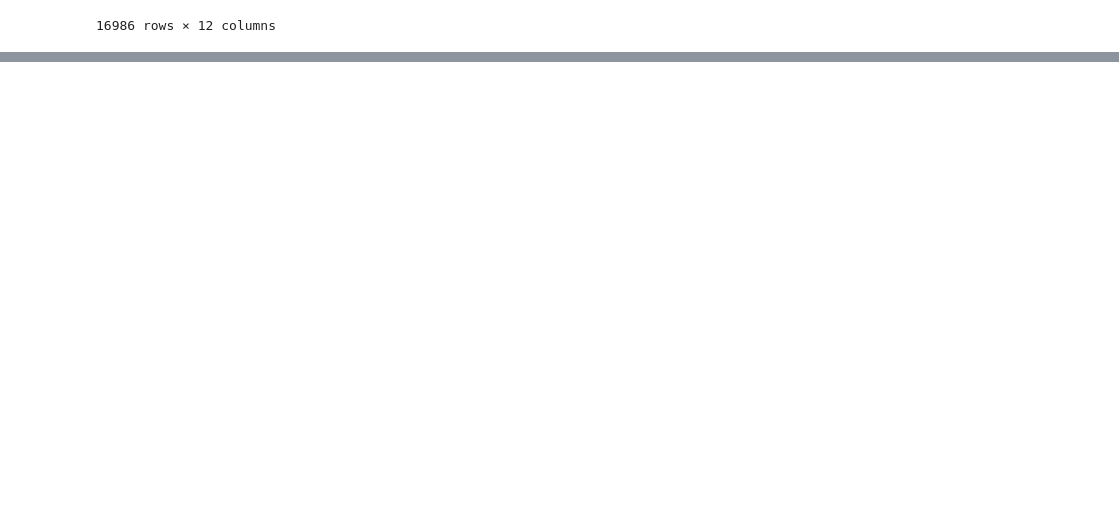
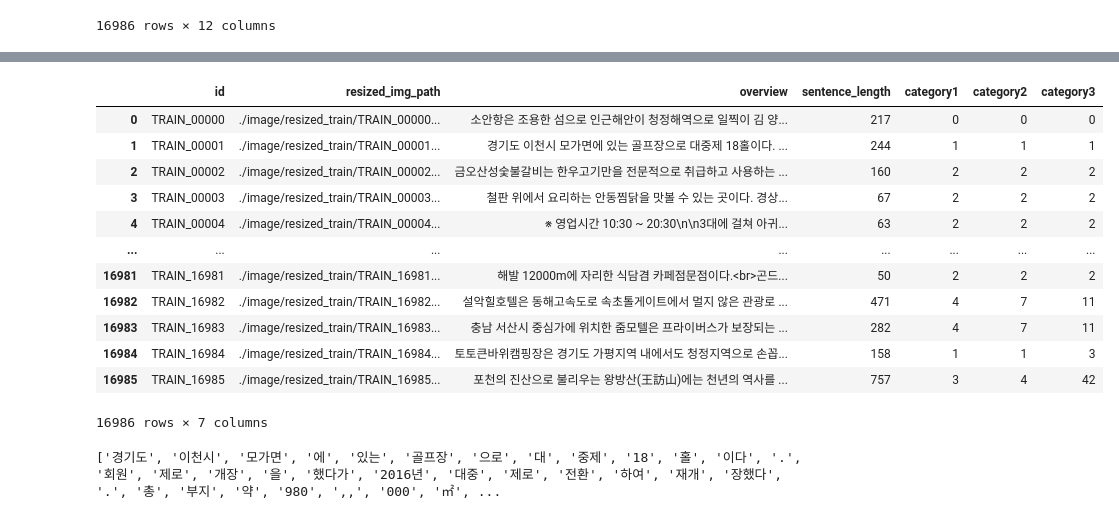
Before and after one commit to jukdang/AI_repo, a Jupyter notebook: Dacon_toursism data classification/travel.ipynb, the cells around one changed output, grey strips where cells are left out. Drawn from its saved outputs; the diff is of its cells as text; code cells hidden in the pictures; blank space fills up the shorter version.

```diff
--- a/Dacon_toursism data classification/travel.ipynb
+++ b/Dacon_toursism data classification/travel.ipynb
@@ -180,0 +232,17 @@ resize_img2 = Image.fromarray(np.uint8(resize_img2))
+# %%
+train_df = pd.read_csv('train_processed2.csv')
+train_df
+# %% [output]
+|  | id | resized_img_path | overview | sentence_length | category1 | category2 | category3 |
+| 0 | TRAIN_00000 | ./image/resized_train/TRAIN_00000... | 소안항은 조용한 섬으로 인근해안이 청정해역으로 일찍이 김 양... | 217 | 0 | 0 | 0 |
+| 1 | TRAIN_00001 | ./image/resized_train/TRAIN_00001... | 경기도 이천시 모가면에 있는 골프장으로 대중제 18홀이다. ... | 244 | 1 | 1 | 1 |
+| 2 | TRAIN_00002 | ./image/resized_train/TRAIN_00002... | 금오산성숯불갈비는 한우고기만을 전문적으로 취급하고 사용하는 ... | 160 | 2 | 2 | 2 |
+| 3 | TRAIN_00003 | ./image/resized_train/TRAIN_00003... | 철판 위에서 요리하는 안동찜닭을 맛볼 수 있는 곳이다. 경상... | 67 | 2 | 2 | 2 |
+| 4 | TRAIN_00004 | ./image/resized_train/TRAIN_00004... | ※ 영업시간 10:30 ~ 20:30\n\n3대에 걸쳐 아귀... | 63 | 2 | 2 | 2 |
+| ... | ... | ... | ... | ... | ... | ... | ... |
+| 16981 | TRAIN_16981 | ./image/resized_train/TRAIN_16981... | 해발 12000m에 자리한 식담겸 카페점문점이다.<br>곤드... | 50 | 2 | 2 | 2 |
+| 16982 | TRAIN_16982 | ./image/resized_train/TRAIN_16982... | 설악힐호텔은 동해고속도로 속초톨게이트에서 멀지 않은 관광로 ... | 471 | 4 | 7 | 11 |
+| 16983 | TRAIN_16983 | ./image/resized_train/TRAIN_16983... | 충남 서산시 중심가에 위치한 줌모텔은 프라이버스가 보장되는 ... | 282 | 4 | 7 | 11 |
+| 16984 | TRAIN_16984 | ./image/resized_train/TRAIN_16984... | 토토큰바위캠핑장은 경기도 가평지역 내에서도 청정지역으로 손꼽... | 158 | 1 | 1 | 3 |
+| 16985 | TRAIN_16985 | ./image/resized_train/TRAIN_16985... | 포천의 진산으로 불리우는 왕방산(王訪山)에는 천년의 역사를 ... | 757 | 3 | 4 | 42 |
+16986 rows × 7 columns
@@ -180,0 +251,5 @@ resize_img2 = Image.fromarray(np.uint8(resize_img2))
+# %%
+okt = Okt()
+print(okt.morphs(text))
+# %% [output]
+['경기도', '이천시', '모가면', '에', '있는', '골프장', '으로', '대', '중제', '18', '홀', '이다', '.', '회원', '제로', '개장', '을', '했다가', '2016년', '대중', '제로', '전환', '하여', '재개', '장했다', '.', '총', '부지', '약', '980', ',,', '000', '㎡', ...
```
Also changed, not shown: parts of 9 cells of this notebook.
